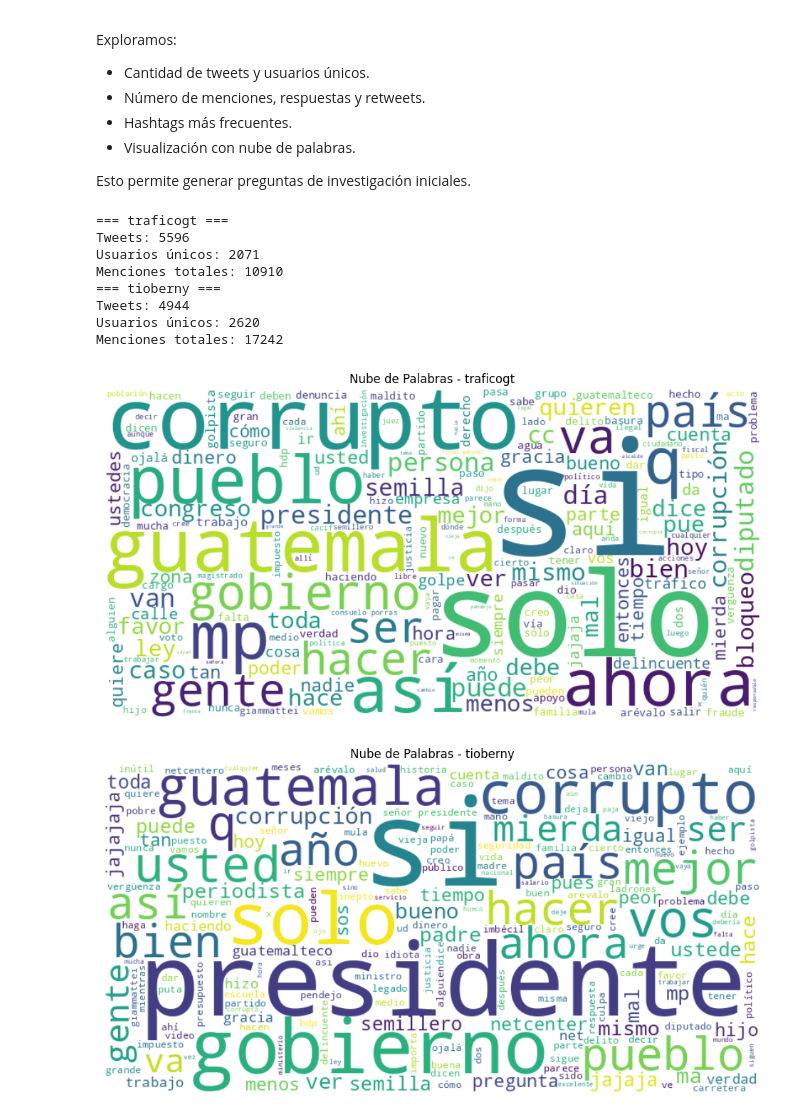
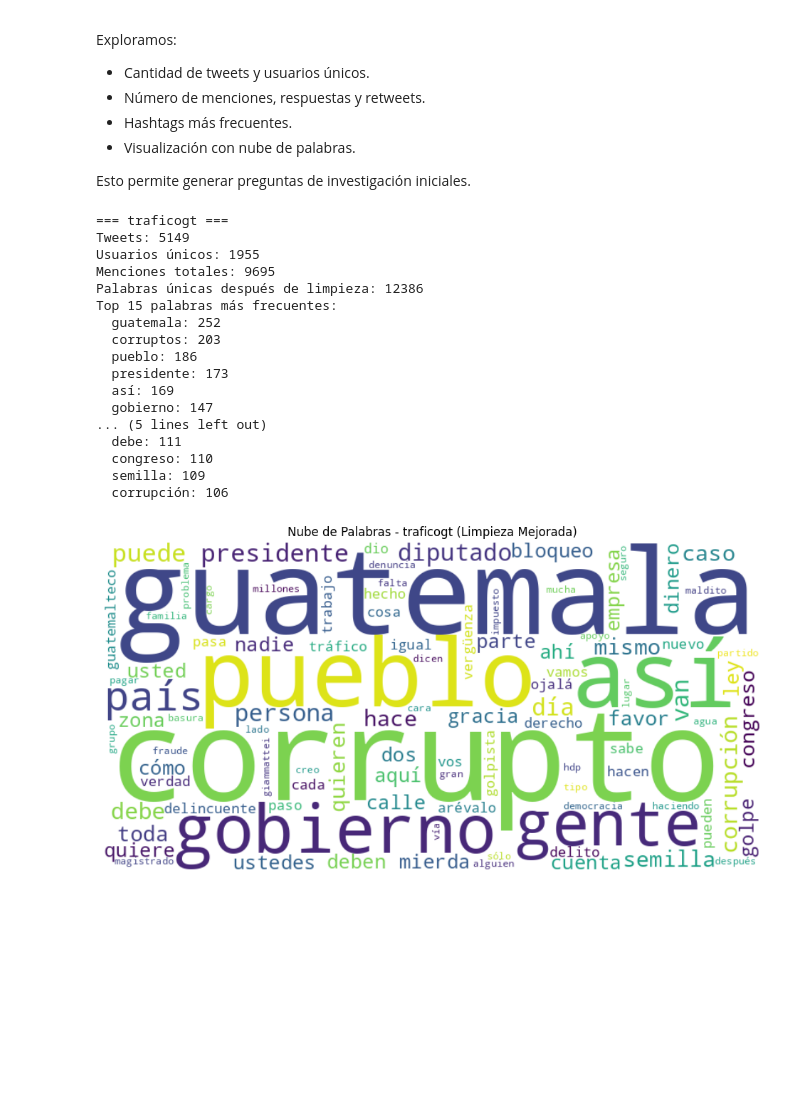
Before and after one commit to Diegoval-Dev/DC-Lab6, a Jupyter notebook: laboratorio6.ipynb, the cells around one changed output. Drawn from its saved outputs; the diff is of its cells as text; code cells hidden in the pictures; blank space fills up the shorter version.

```diff
--- a/laboratorio6.ipynb
+++ b/laboratorio6.ipynb
@@ -19,6 +18,7 @@ En esta sección cargaremos ambos archivos en DataFrames de `pandas`.
 # %%
 import json
 import pandas as pd
+from pathlib import Path
 
 def load_jsonl(file_path):
     encodings_to_try = ["utf-8", "utf-8-sig", "utf-16", "latin1"]
@@ -37,10 +37,9 @@ def load_jsonl(file_path):
             continue
     raise ValueError(f"No pude decodificar {file_path} con {encodings_to_try}")
 
-dfs = {name.split(".")[0]: load_jsonl(data_path / name) for name in files}
-
-traficogt_df = dfs["traficogt"]
-tioberny_df = dfs["tioberny"]
+# Cargar únicamente el archivo traficogt.txt
+data_path = Path("data")
+traficogt_df = load_jsonl(data_path / "traficogt.txt")
 
 traficogt_df.head(2)
 # %% [output]
@@ -107,42 +179,62 @@ Esto permite generar preguntas de investigación iniciales.
 # %%
 from collections import Counter
 from wordcloud import WordCloud
 import matplotlib.pyplot as plt
 
 def exploratory_stats(df, name):
     print(f"=== {name} ===")
     print("Tweets:", len(df))
     print("Usuarios únicos:", df["user"].apply(lambda x: x["username"]).nunique())
 
     mentions = sum(df["mentionedUsers"].dropna().apply(lambda x: len(x)))
     print("Menciones totales:", mentions)
 
+    # Análisis de palabras más frecuentes
+    all_words = " ".join(df["text_clean"]).split()
+    word_freq = Counter(all_words)
+    print(f"Palabras únicas después de limpieza: {len(word_freq)}")
+    print("Top 15 palabras más frecuentes:")
+    for word, count in word_freq.most_common(15):
+        print(f"  {word}: {count}")
+
+# Análisis exploratorio solo para traficogt
 exploratory_stats(traficogt_df, "traficogt")
-exploratory_stats(tioberny_df, "tioberny")
 
-wc = WordCloud(width=800, height=400, background_color="white").generate(" ".join(traficogt_df["text_clean"]))
-plt.figure(figsize=(12,6))
-plt.imshow(wc, interpolation="bilinear")
-plt.axis("off")
-plt.title("Nube de Palabras - traficogt")
-plt.show()
+# Nube de palabras mejorada para traficogt
+if len(traficogt_df) > 0 and traficogt_df["text_clean"].str.len().sum() > 0:
+    wc = WordCloud(
+        width=800,
+        height=400,
+        background_color="white",
+        max_words=100,
+        colormap='viridis'
+    ).generate(" ".join(traficogt_df["text_clean"]))
 
-wc2 = WordCloud(width=800, height=400, background_color="white").generate(" ".join(tioberny_df["text_clean"]))
-plt.figure(figsize=(12,6))
-plt.imshow(wc2, interpolation="bilinear")
-plt.axis("off")
-plt.title("Nube de Palabras - tioberny")
-plt.show()
+    plt.figure(figsize=(12,6))
+    plt.imshow(wc, interpolation="bilinear")
+    plt.axis("off")
+    plt.title("Nube de Palabras - traficogt (Limpieza Mejorada)")
+    plt.show()
+else:
+    print("No hay suficiente texto limpio para generar la nube de palabras")
 # %% [output]
 === traficogt ===
-Tweets: 5596
-Usuarios únicos: 2071
-Menciones totales: 10910
-=== tioberny ===
-Tweets: 4944
-Usuarios únicos: 2620
-Menciones totales: 17242
+Tweets: 5149
+Usuarios únicos: 1955
+Menciones totales: 9695
+Palabras únicas después de limpieza: 12386
+Top 15 palabras más frecuentes:
+  guatemala: 252
+  corruptos: 203
+  pueblo: 186
+  presidente: 173
+  así: 169
+  gobierno: 147
+... (5 lines left out)
+  debe: 111
+  congreso: 110
+  semilla: 109
+  corrupción: 106
-[figure, old version]
+[figure, new version]
-[figure, removed]
 # %% [markdown]
 ### Preguntas planteadas
```
Also changed, not shown: parts of 6 cells of this notebook, 1 other file.
